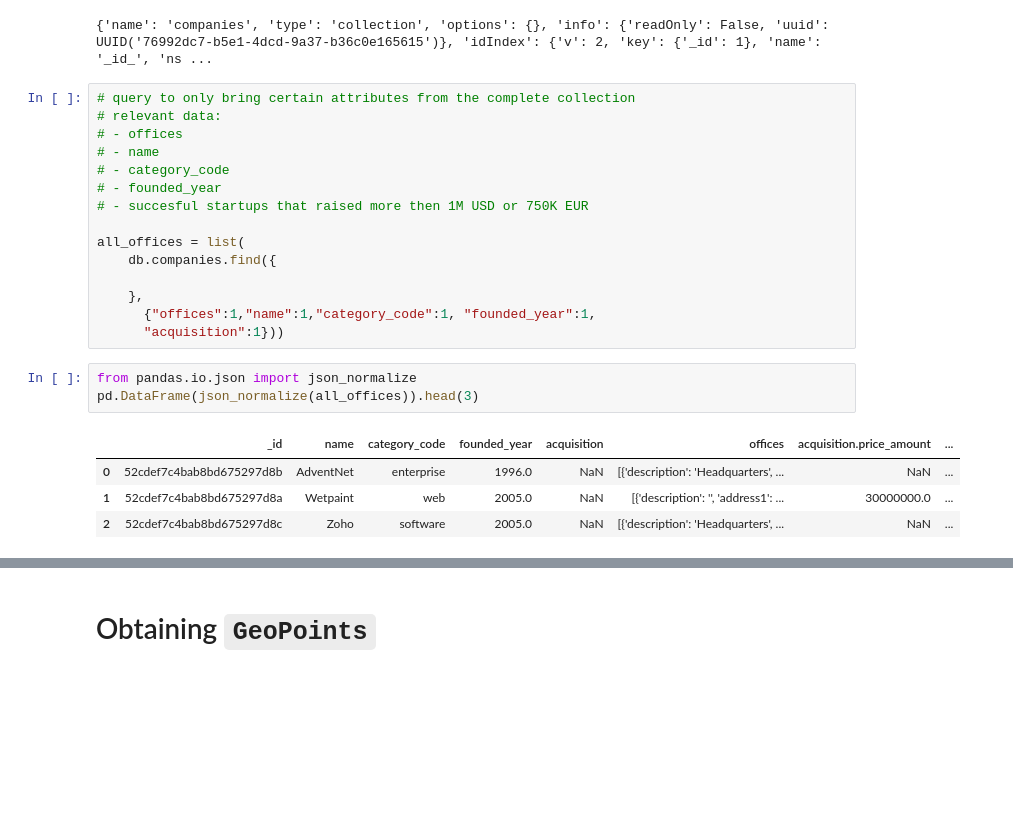
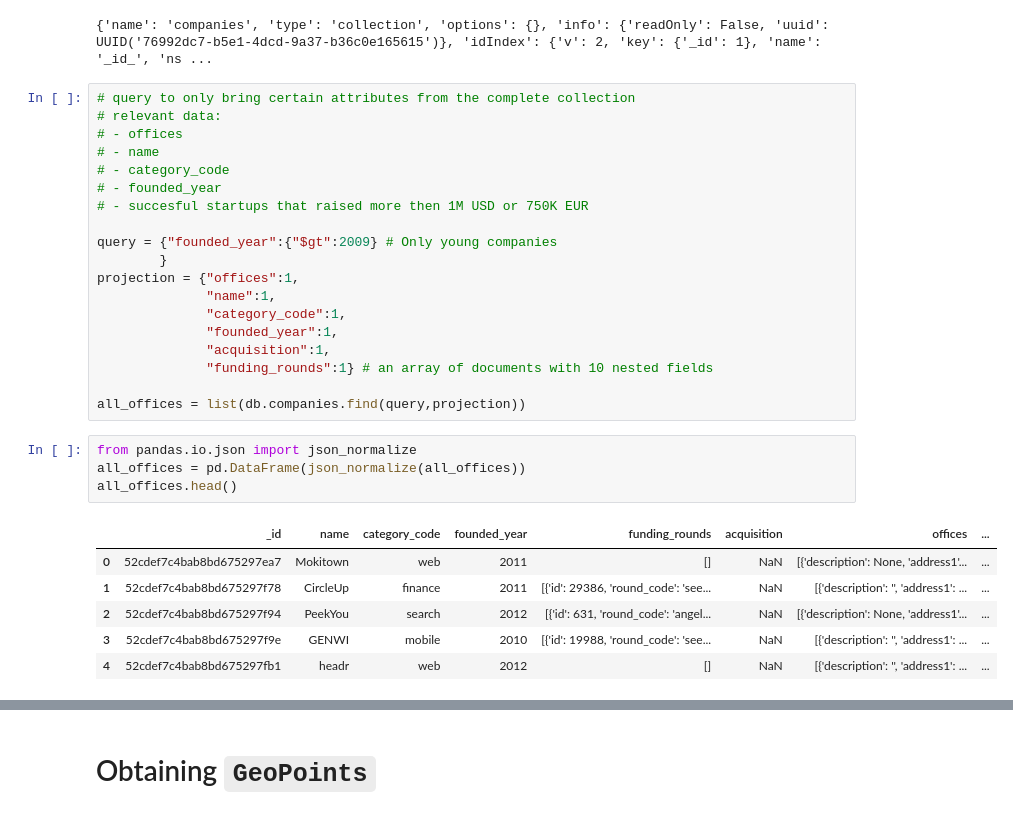
Before and after one commit to rihp/geodata, a Jupyter notebook: Exploring_crunchbase_company_data.ipynb, the cells around one changed output, grey strips where cells are left out. Cells and saved outputs as stored; diff of their text form; blank space fills up the shorter version.

Commit message:
improving query quality, now I need to start enriching the dataframe with more GeoPoints

```diff
--- a/Exploring_crunchbase_company_data.ipynb
+++ b/Exploring_crunchbase_company_data.ipynb
@@ -27,20 +27,27 @@ for col in cur:
 # - founded_year
 # - succesful startups that raised more then 1M USD or 750K EUR
 
-all_offices = list(
-    db.companies.find({
+query = {"founded_year":{"$gt":2009} # Only young companies
+        }
+projection = {"offices":1,
+              "name":1,
+              "category_code":1,
+              "founded_year":1,
+              "acquisition":1,
+              "funding_rounds":1} # an array of documents with 10 nested fields
 
-    },
-      {"offices":1,"name":1,"category_code":1, "founded_year":1,
-      "acquisition":1}))
+all_offices = list(db.companies.find(query,projection))
 # %%
 from pandas.io.json import json_normalize
-pd.DataFrame(json_normalize(all_offices)).head(3)
+all_offices = pd.DataFrame(json_normalize(all_offices))
+all_offices.head()
 # %% [output]
-|  | _id | name | category_code | founded_year | acquisition | offices | acquisition.price_amount | ... |
-| 0 | 52cdef7c4bab8bd675297d8b | AdventNet | enterprise | 1996.0 | NaN | [{'description': 'Headquarters', ... | NaN | ... |
-| 1 | 52cdef7c4bab8bd675297d8a | Wetpaint | web | 2005.0 | NaN | [{'description': '', 'address1': ... | 30000000.0 | ... |
-| 2 | 52cdef7c4bab8bd675297d8c | Zoho | software | 2005.0 | NaN | [{'description': 'Headquarters', ... | NaN | ... |
+|  | _id | name | category_code | founded_year | funding_rounds | acquisition | offices | ... |
+| 0 | 52cdef7c4bab8bd675297ea7 | Mokitown | web | 2011 | [] | NaN | [{'description': None, 'address1'... | ... |
+| 1 | 52cdef7c4bab8bd675297f78 | CircleUp | finance | 2011 | [{'id': 29386, 'round_code': 'see... | NaN | [{'description': '', 'address1': ... | ... |
+| 2 | 52cdef7c4bab8bd675297f94 | PeekYou | search | 2012 | [{'id': 631, 'round_code': 'angel... | NaN | [{'description': None, 'address1'... | ... |
+| 3 | 52cdef7c4bab8bd675297f9e | GENWI | mobile | 2010 | [{'id': 19988, 'round_code': 'see... | NaN | [{'description': '', 'address1': ... | ... |
+| 4 | 52cdef7c4bab8bd675297fb1 | headr | web | 2012 | [] | NaN | [{'description': '', 'address1': ... | ... |
 # %%
 # Use .explode() to turn "offices" column, which is a series with a list of dictionaries,
 # into to multiple rows.
```
Also changed, not shown: parts of 12 cells of this notebook, 1 other file.
